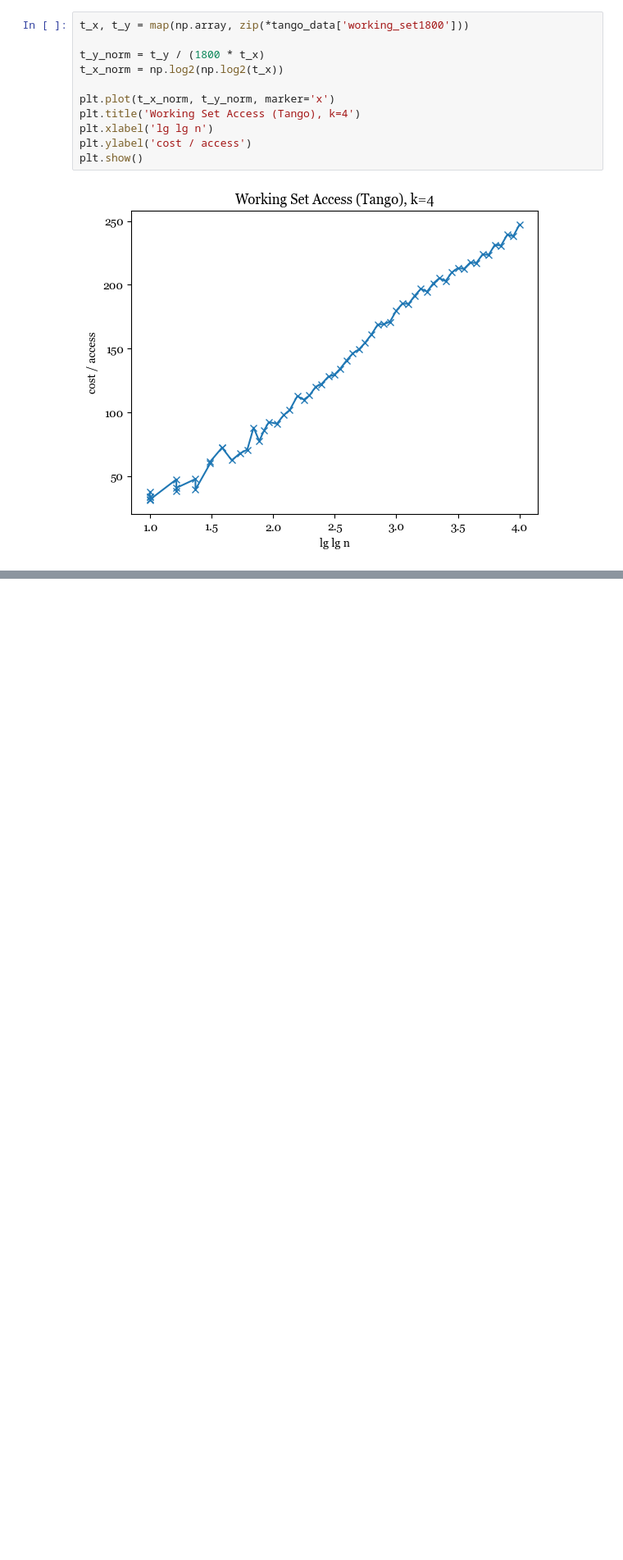
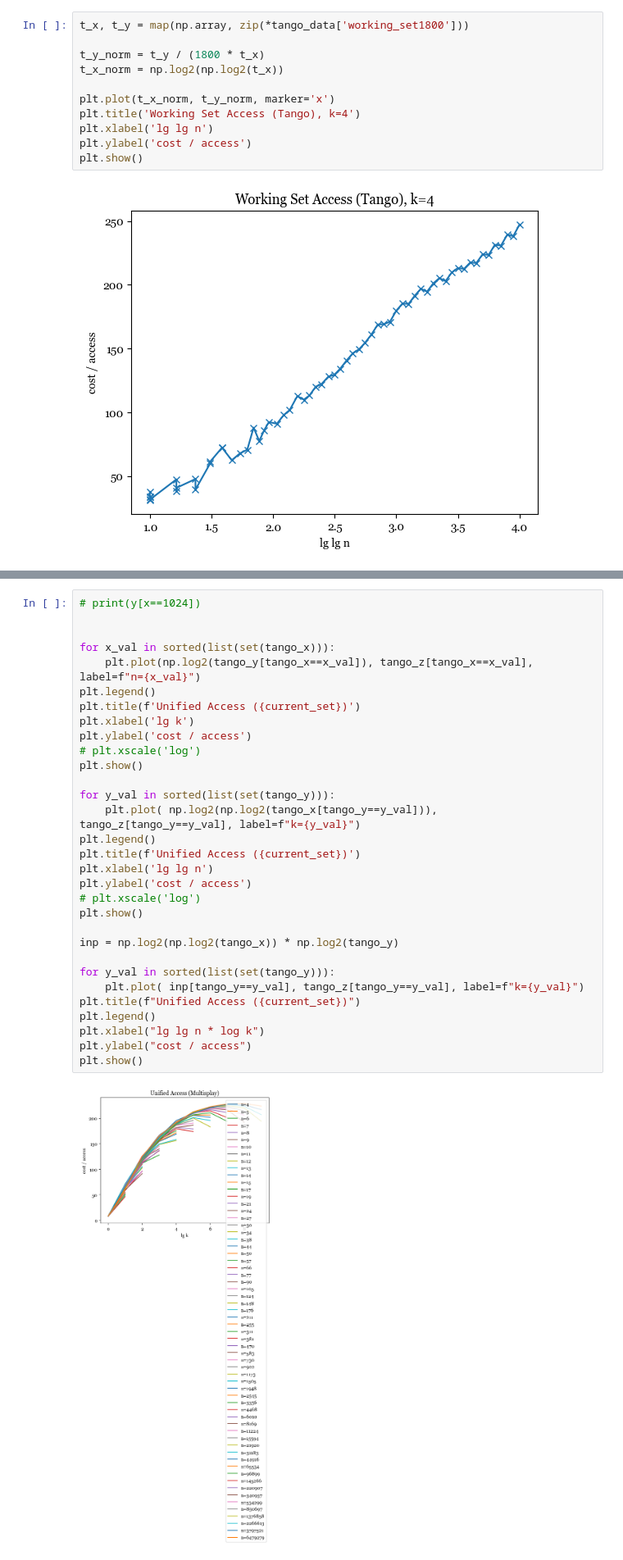
Before and after one commit to adhami3310/tango, a Jupyter notebook: analysis.ipynb, the cells around one changed output, grey strips where cells are left out. Shown at 82% size. Cells and saved outputs as stored; diff of their text form; blank space fills up the shorter version.

```diff
--- a/analysis.ipynb
+++ b/analysis.ipynb
@@ -1735,0 +2686,33 @@ plt.show()
+# %%
+# print(y[x==1024])
+
+
+for x_val in sorted(list(set(tango_x))):
+    plt.plot(np.log2(tango_y[tango_x==x_val]), tango_z[tango_x==x_val], label=f"n={x_val}")
+plt.legend()
+plt.title(f'Unified Access ({current_set})')
+plt.xlabel('lg k')
+plt.ylabel('cost / access')
+# plt.xscale('log')
+plt.show()
+
+for y_val in sorted(list(set(tango_y))):
+    plt.plot( np.log2(np.log2(tango_x[tango_y==y_val])), tango_z[tango_y==y_val], label=f"k={y_val}")
+plt.legend()
+plt.title(f'Unified Access ({current_set})')
+plt.xlabel('lg lg n')
+plt.ylabel('cost / access')
+# plt.xscale('log')
+plt.show()
+
+inp = np.log2(np.log2(tango_x)) * np.log2(tango_y)
+
+for y_val in sorted(list(set(tango_y))):
+    plt.plot( inp[tango_y==y_val], tango_z[tango_y==y_val], label=f"k={y_val}")
+plt.title(f"Unified Access ({current_set})")
+plt.legend()
+plt.xlabel("lg lg n * log k")
+plt.ylabel("cost / access")
+plt.show()
+# %% [output]
+[figure, added]
```
Also changed, not shown: parts of 11 cells of this notebook, 7 other files.
